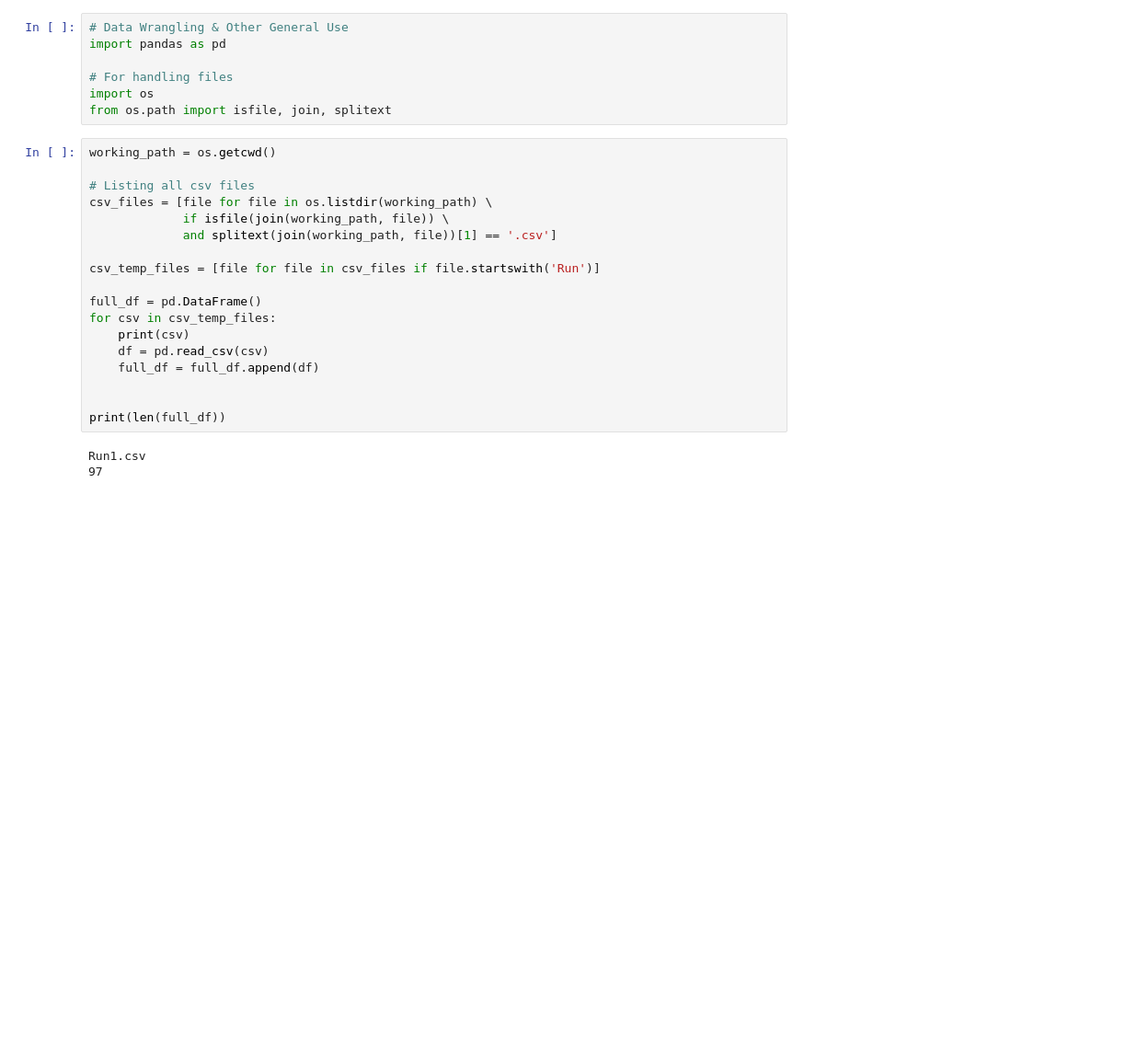
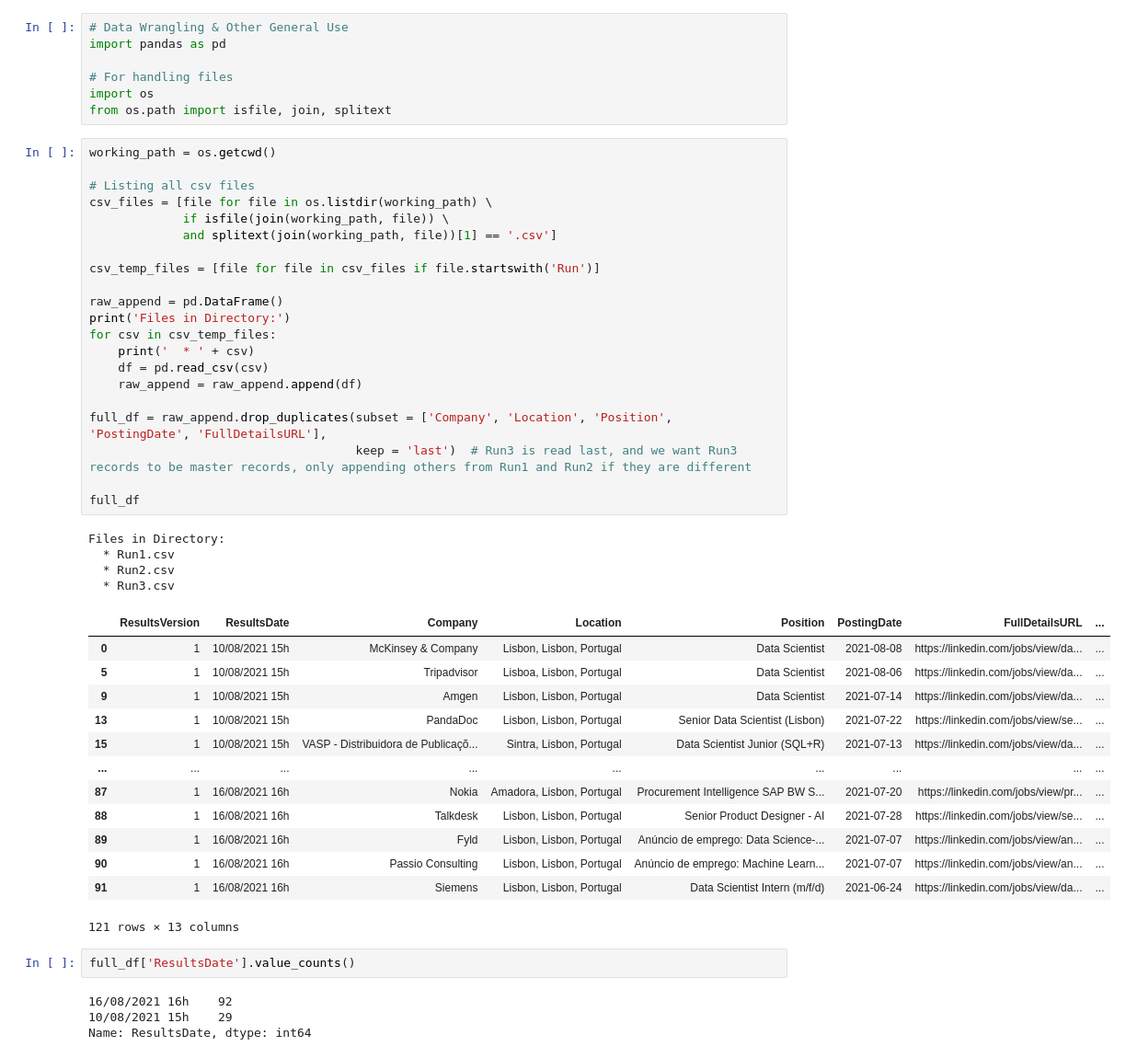
Before and after one commit to pedromiguelssilva/linkedin-jobs-scrapper, a Jupyter notebook: 02. DataValidation.ipynb, the cells around one changed output. Shown: that part at 92% size. Drawn from its saved outputs; the diff is of its cells as text; blank space fills up the shorter version.

```diff
--- a/02. DataValidation.ipynb
+++ b/02. DataValidation.ipynb
@@ -8,21 +8,45 @@ from os.path import isfile, join, splitext
 # %%
 working_path = os.getcwd()
 
 # Listing all csv files
 csv_files = [file for file in os.listdir(working_path) \
              if isfile(join(working_path, file)) \
              and splitext(join(working_path, file))[1] == '.csv']
 
 csv_temp_files = [file for file in csv_files if file.startswith('Run')]
 
-full_df = pd.DataFrame()
+raw_append = pd.DataFrame()
+print('Files in Directory:')
 for csv in csv_temp_files:
-    print(csv)
+    print('  * ' + csv)
     df = pd.read_csv(csv)
-    full_df = full_df.append(df)
+    raw_append = raw_append.append(df)
 
+full_df = raw_append.drop_duplicates(subset = ['Company', 'Location', 'Position', 'PostingDate', 'FullDetailsURL'],
+                                     keep = 'last')  # Run3 is read last, and we want Run3 records to be master records, only appending others from Run1 and Run2 if they are different
 
-print(len(full_df))
+full_df
 # %% [output]
-Run1.csv
-97
+Files in Directory:
+  * Run1.csv
+  * Run2.csv
+  * Run3.csv
+|  | ResultsVersion | ResultsDate | Company | Location | Position | PostingDate | FullDetailsURL | ... |
+| 0 | 1 | 10/08/2021 15h | McKinsey & Company | Lisbon, Lisbon, Portugal | Data Scientist | 2021-08-08 | https://linkedin.com/jobs/view/da... | ... |
+| 5 | 1 | 10/08/2021 15h | Tripadvisor | Lisboa, Lisbon, Portugal | Data Scientist | 2021-08-06 | https://linkedin.com/jobs/view/da... | ... |
+| 9 | 1 | 10/08/2021 15h | Amgen | Lisbon, Lisbon, Portugal | Data Scientist | 2021-07-14 | https://linkedin.com/jobs/view/da... | ... |
+| 13 | 1 | 10/08/2021 15h | PandaDoc | Lisbon, Lisbon, Portugal | Senior Data Scientist (Lisbon) | 2021-07-22 | https://linkedin.com/jobs/view/se... | ... |
+| 15 | 1 | 10/08/2021 15h | VASP - Distribuidora de Publicaçõ... | Sintra, Lisbon, Portugal | Data Scientist Junior (SQL+R) | 2021-07-13 | https://linkedin.com/jobs/view/da... | ... |
+| ... | ... | ... | ... | ... | ... | ... | ... | ... |
+| 87 | 1 | 16/08/2021 16h | Nokia | Amadora, Lisbon, Portugal | Procurement Intelligence SAP BW S... | 2021-07-20 | https://linkedin.com/jobs/view/pr... | ... |
+| 88 | 1 | 16/08/2021 16h | Talkdesk | Lisbon, Lisbon, Portugal | Senior Product Designer - AI | 2021-07-28 | https://linkedin.com/jobs/view/se... | ... |
+| 89 | 1 | 16/08/2021 16h | Fyld | Lisbon, Lisbon, Portugal | Anúncio de emprego: Data Science-... | 2021-07-07 | https://linkedin.com/jobs/view/an... | ... |
+| 90 | 1 | 16/08/2021 16h | Passio Consulting | Lisbon, Lisbon, Portugal | Anúncio de emprego: Machine Learn... | 2021-07-07 | https://linkedin.com/jobs/view/an... | ... |
+| 91 | 1 | 16/08/2021 16h | Siemens | Lisbon, Lisbon, Portugal | Data Scientist Intern (m/f/d) | 2021-06-24 | https://linkedin.com/jobs/view/da... | ... |
+121 rows × 13 columns
+# %%
+full_df['ResultsDate'].value_counts()
+# %% [output]
+16/08/2021 16h    92
+10/08/2021 15h    29
+Name: ResultsDate, dtype: int64
```
Also changed, not shown: parts of 3 cells of this notebook, 1 other file.
